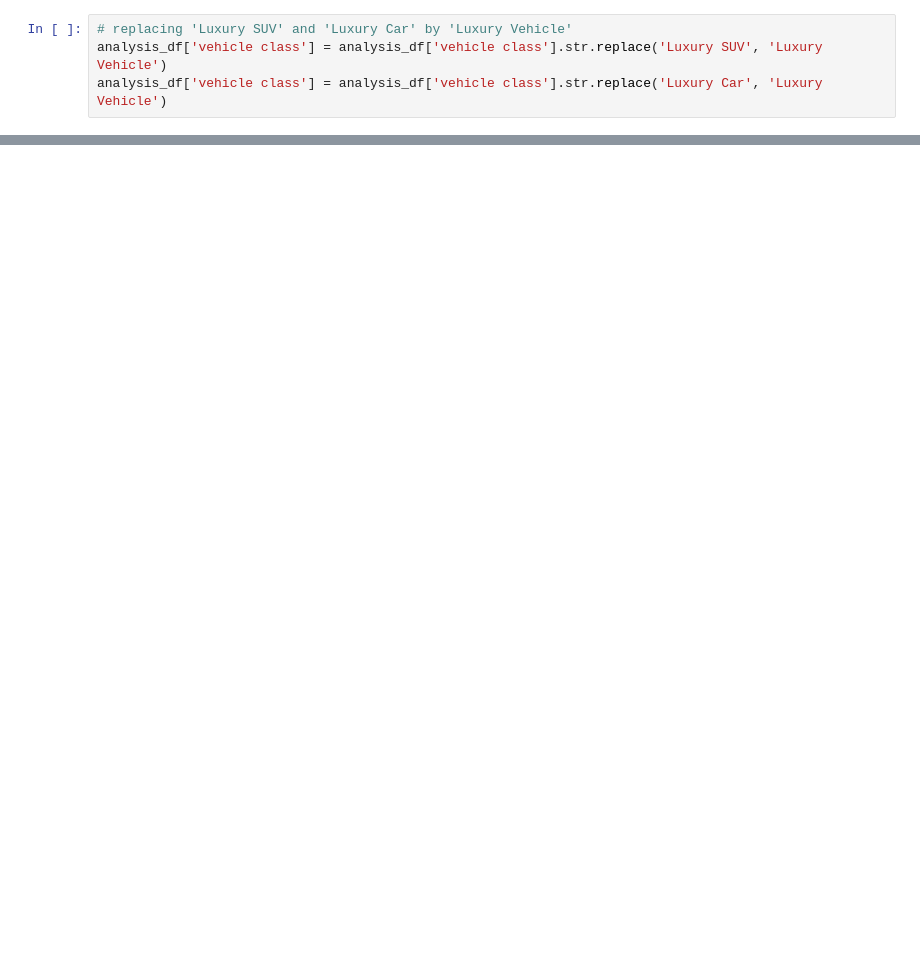
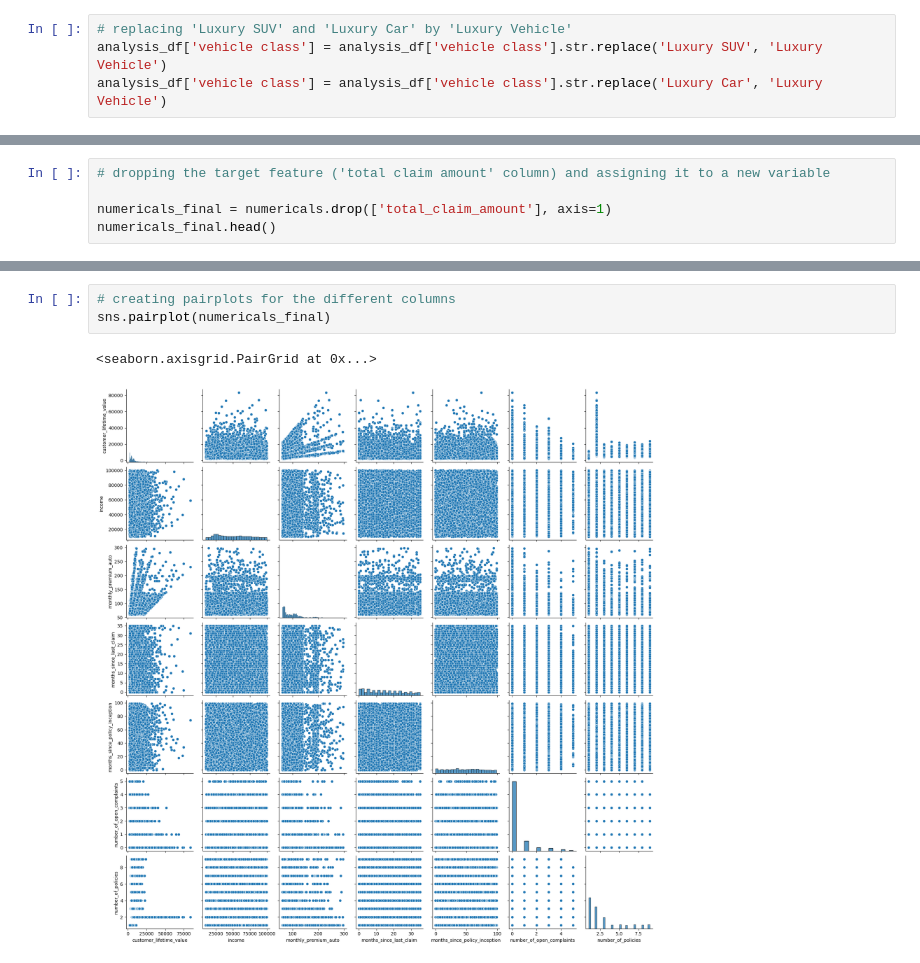
Before and after one commit to LaurensDu/IH_Labs_submissions_Laurens, a Jupyter notebook: week_2/lab_customer_analysis_case_study.ipynb, the cells around one changed output, grey strips where cells are left out. Saved outputs shown, nothing was run; the diff lists cells and outputs as text; blank space fills up the shorter version.

```diff
--- a/week_2/lab_customer_analysis_case_study.ipynb
+++ b/week_2/lab_customer_analysis_case_study.ipynb
@@ -288,0 +349,5 @@ analysis_df['vehicle class'] = analysis_df['vehicle class'].str.replace('Luxury
+# %%
+# dropping the target feature ('total claim amount' column) and assigning it to a new variable
+
+numericals_final = numericals.drop(['total_claim_amount'], axis=1)
+numericals_final.head()
@@ -288,0 +361,6 @@ analysis_df['vehicle class'] = analysis_df['vehicle class'].str.replace('Luxury
+# %%
+# creating pairplots for the different columns
+sns.pairplot(numericals_final)
+# %% [output]
+<seaborn.axisgrid.PairGrid at 0x...>
+[figure, added]
```
Also changed, not shown: parts of 21 cells of this notebook.
